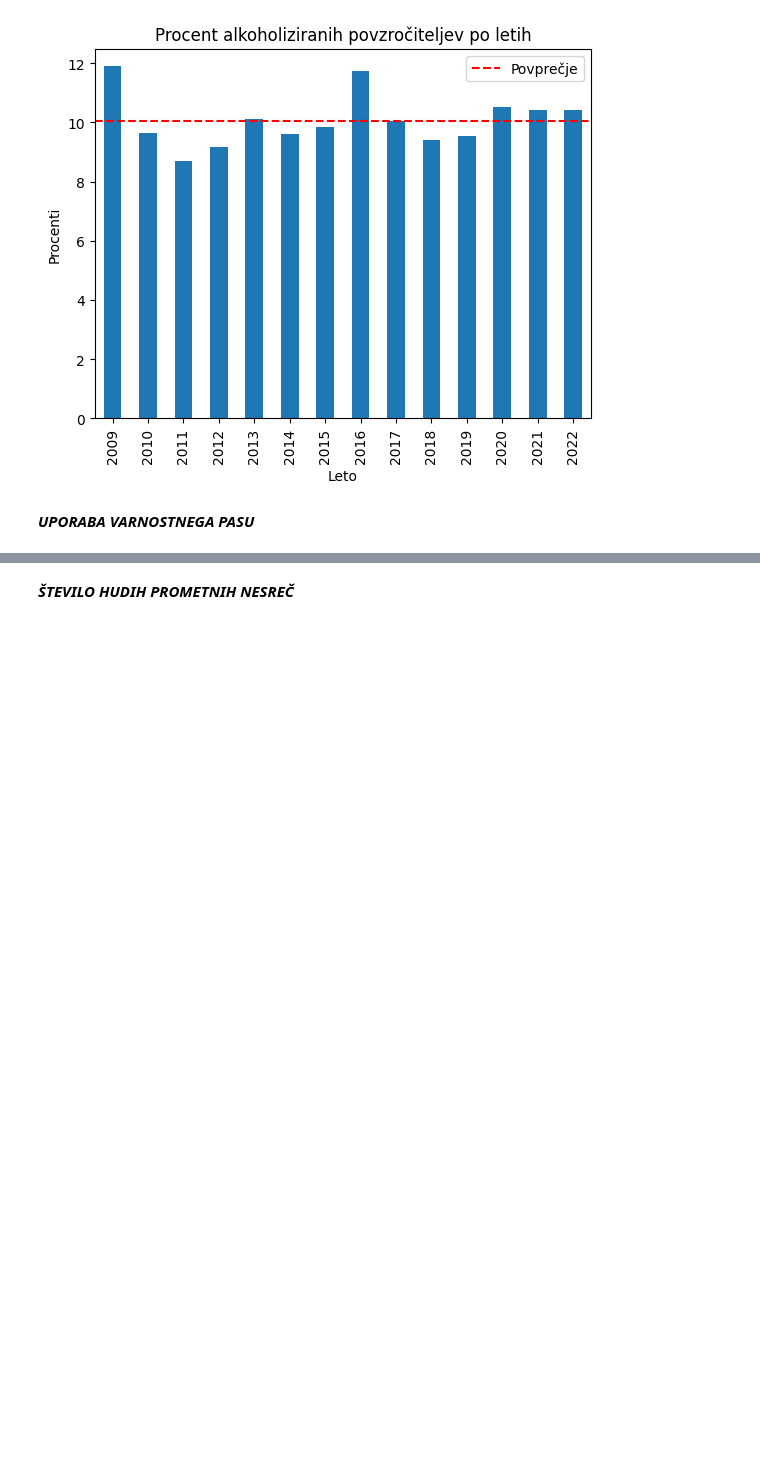
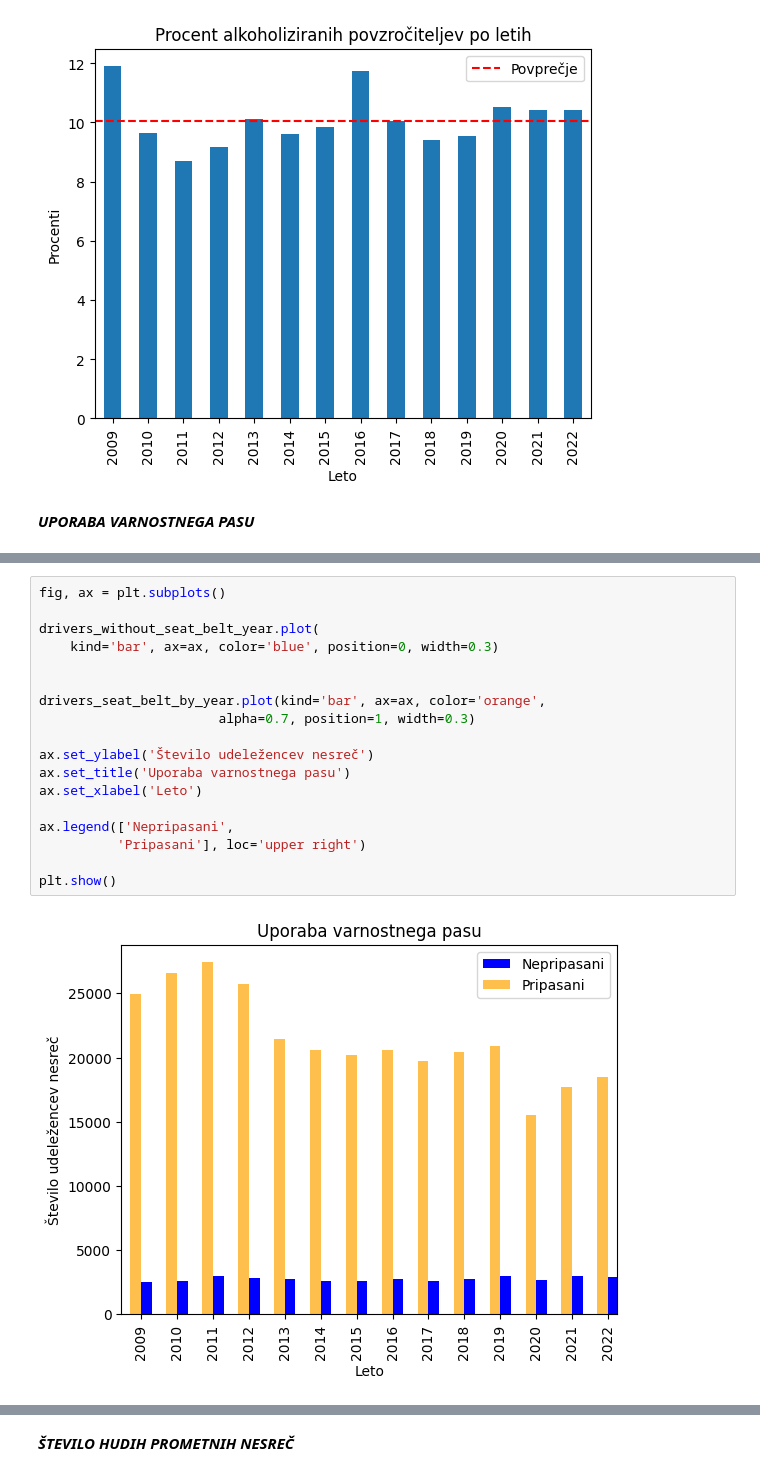
Before and after one commit to xp3rt4g/PR22TPTJAG, a Jupyter notebook: prometne.ipynb, the cells around one changed output, grey strips where cells are left out. Cells and saved outputs as stored; diff of their text form; blank space fills up the shorter version.

```diff
--- a/prometne.ipynb
+++ b/prometne.ipynb
@@ -258,3 +305,23 @@ plt.show()
+# %%
+fig, ax = plt.subplots()
+
+drivers_without_seat_belt_year.plot(
+    kind='bar', ax=ax, color='blue', position=0, width=0.3)
+
+
+drivers_seat_belt_by_year.plot(kind='bar', ax=ax, color='orange',
+                       alpha=0.7, position=1, width=0.3)
+
+ax.set_ylabel('Število udeležencev nesreč')
+ax.set_title('Uporaba varnostnega pasu')
+ax.set_xlabel('Leto')
+
+ax.legend(['Nepripasani',
+          'Pripasani'], loc='upper right')
+
+plt.show()
+# %% [output]
+[figure, added]
 # %%
 result["SB%"][:-1].plot(kind='bar')
 plt.title('Procent pripasanih voznikov')
```
Also changed, not shown: parts of 9 cells of this notebook.
